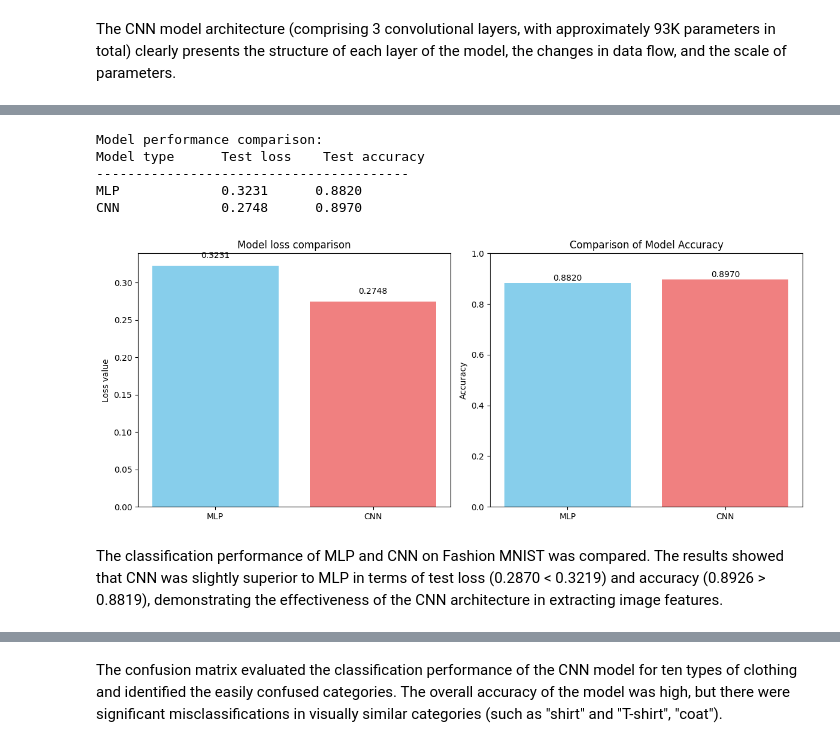
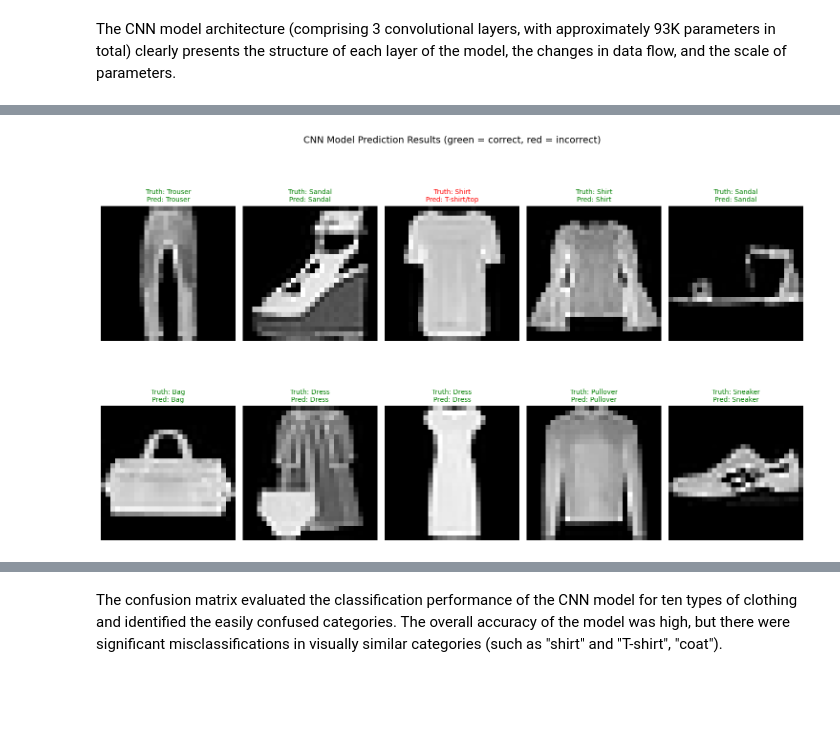
Before and after one commit to Iris-Jiaa/DSML2-ChangyuJia, a Jupyter notebook: notebook/dsml-artificialNeuralNetworks.ipynb, the cells around one changed output, grey strips where cells are left out. Drawn from its saved outputs; the diff is of its cells as text; code cells hidden in the pictures; blank space fills up the shorter version.

```diff
--- a/notebook/dsml-artificialNeuralNetworks.ipynb
+++ b/notebook/dsml-artificialNeuralNetworks.ipynb
@@ -370,50 +388,31 @@ Epoch 10/10
-# %%
-# Model Comparison Analysis
-# Compare the performance of the two models
-if X_test is not None:
-    # Evaluation of Multi-Layer Perceptron (MLP)
-    mlp_loss, mlp_acc = model.evaluate(X_test_normalized, y_test, verbose=0)
-
-    # Evaluation of Convolutional Neural Network (CNN)
-    cnn_loss, cnn_acc = cnn_model.evaluate(X_test_cnn, y_test, verbose=0)
-
-    print("\nModel performance comparison:")
-    print(f"{'Model type':<15} {'Test loss':<12} {'Test accuracy':<12}")
-    print("-" * 40)
-    print(f"{'MLP':<15} {mlp_loss:.4f}      {mlp_acc:.4f}")
-    print(f"{'CNN':<15} {cnn_loss:.4f}      {cnn_acc:.4f}")
-
-    # Draw a comparative bar chart
-    fig, ax = plt.subplots(1, 2, figsize=(12, 5))
-
-    # Loss Comparison
-    models = ['MLP', 'CNN']
-    losses = [mlp_loss, cnn_loss]
-    ax[0].bar(models, losses, color=['skyblue', 'lightcoral'])
-    ax[0].set_title('Model loss comparison')
-    ax[0].set_ylabel('Loss value')
-    for i, v in enumerate(losses):
-        ax[0].text(i, v + 0.01, f'{v:.4f}', ha='center')
-    # Accuracy Comparison
-    accuracies = [mlp_acc, cnn_acc]
-    ax[1].bar(models, accuracies, color=['skyblue', 'lightcoral'])
-    ax[1].set_title('Comparison of Model Accuracy')
-    ax[1].set_ylabel('Accuracy')
-    ax[1].set_ylim([0, 1])
-    for i, v in enumerate(accuracies):
-        ax[1].text(i, v + 0.01, f'{v:.4f}', ha='center')
-
-    plt.tight_layout()
-    plt.show()
-# %% [output]
-Model performance comparison:
-Model type      Test loss    Test accuracy
-----------------------------------------
-MLP             0.3231      0.8820
-CNN             0.2748      0.8970
-[figure, removed]
-# %% [markdown]
-The classification performance of MLP and CNN on Fashion MNIST was compared. The results showed that CNN was slightly superior to MLP in terms of test loss (0.2870 < 0.3219) and accuracy (0.8926 > 0.8819), demonstrating the effectiveness of the CNN architecture in extracting image features.
+# %%
+# Prediction
+num_samples = 10
+sample_indices = np.random.choice(len(X_test_normalized), num_samples, replace=False)
+sample_images = X_test_cnn[sample_indices]
+sample_labels = y_test[sample_indices]
+
+predictions = cnn_model.predict(sample_images, verbose=0)
+predicted_classes = np.argmax(predictions, axis=1)
+
+# Visualize the prediction results
+plt.figure(figsize=(15, 10))
+class_names = ['T-shirt/top', 'Trouser', 'Pullover', 'Dress', 'Coat','Sandal', 'Shirt', 'Sneaker', 'Bag', 'Ankle boot']
+
+for i in range(num_samples):
+    plt.subplot(2, 5, i + 1)
+    plt.imshow(sample_images[i].reshape(28, 28), cmap='gray')
+
+    color = 'green' if predicted_classes[i] == sample_labels[i] else 'red'
+
+    plt.title(f"Truth: {class_names[sample_labels[i]]}\nPred: {class_names[predicted_classes[i]]}", color=color, fontsize=10)
+    plt.axis('off')
+
+plt.suptitle('CNN Model Prediction Results (green = correct, red = incorrect)', fontsize=14)
+plt.tight_layout()
+plt.show()
+# %% [output]
+[figure, added]
 # %%
 # Confusion Matrix Analysis
 if X_test is not None:
```
Also changed, not shown: parts of 30 cells of this notebook, 2 other files.
